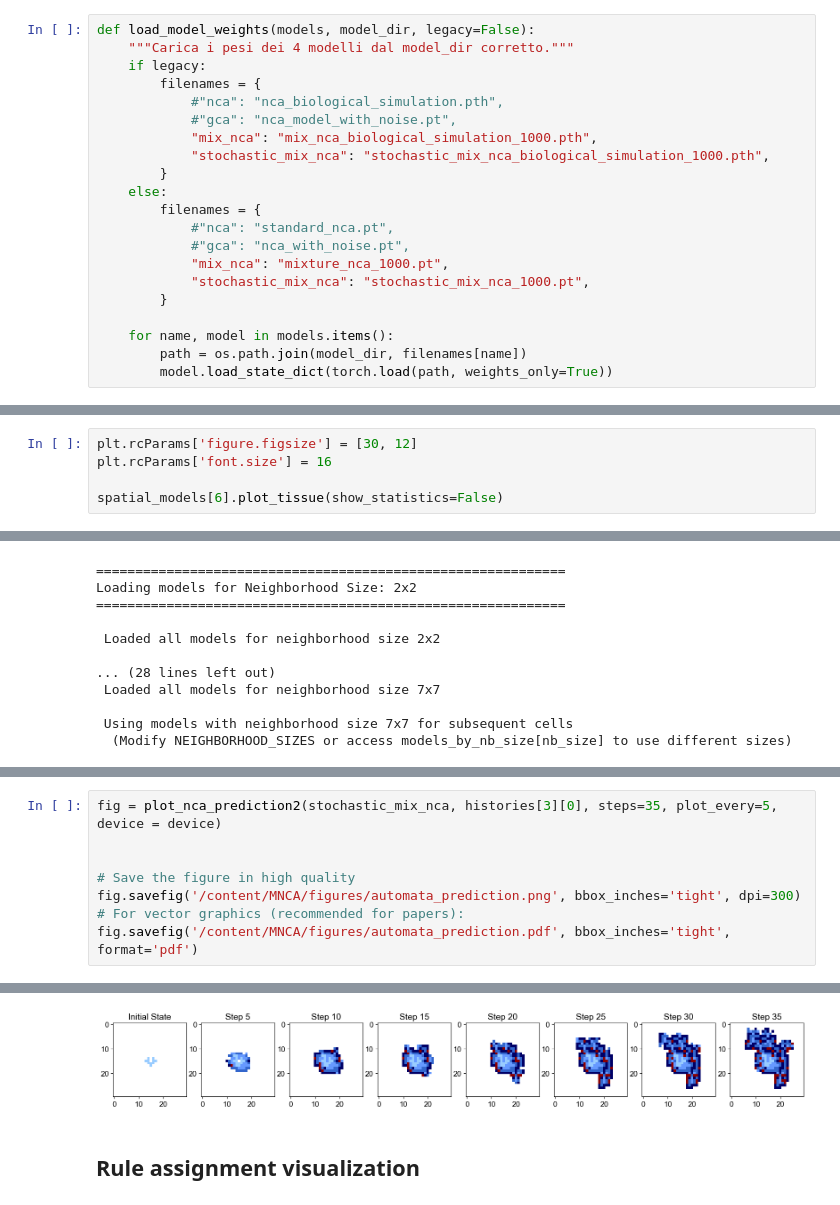
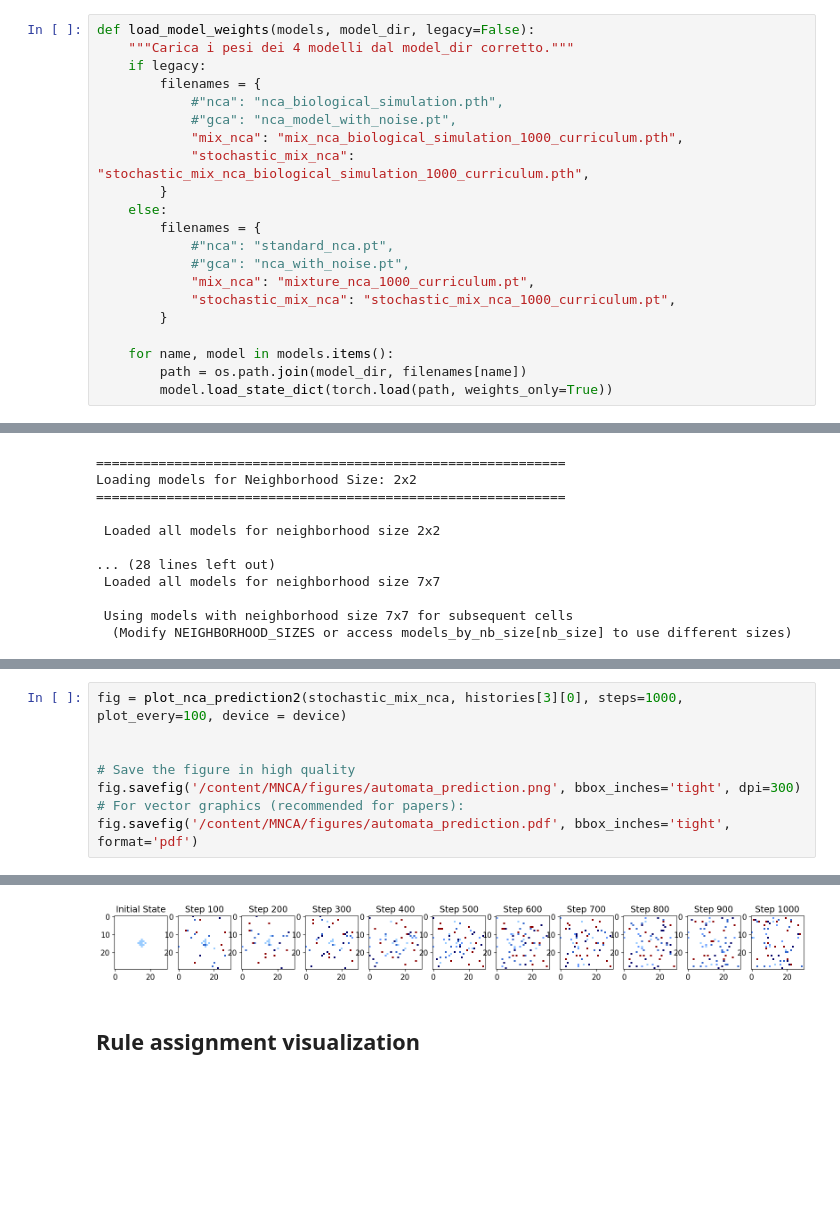
Before and after one commit to DaddarioLuigi/MNCA, a Jupyter notebook: notebooks/tissue_simulation_MNCA.ipynb, the cells around one changed output, grey strips where cells are left out. Cells and saved outputs as stored; diff of their text form; blank space fills up the shorter version.

```diff
--- a/notebooks/tissue_simulation_MNCA.ipynb
+++ b/notebooks/tissue_simulation_MNCA.ipynb
@@ -108,15 +108,15 @@ def load_model_weights(models, model_dir, legacy=False):
         filenames = {
             #"nca": "nca_biological_simulation.pth",
             #"gca": "nca_model_with_noise.pt",
-            "mix_nca": "mix_nca_biological_simulation_1000.pth",
-            "stochastic_mix_nca": "stochastic_mix_nca_biological_simulation_1000.pth",
+            "mix_nca": "mix_nca_biological_simulation_1000_curriculum.pth",
+            "stochastic_mix_nca": "stochastic_mix_nca_biological_simulation_1000_curriculum.pth",
         }
     else:
         filenames = {
             #"nca": "standard_nca.pt",
             #"gca": "nca_with_noise.pt",
-            "mix_nca": "mixture_nca_1000.pt",
-            "stochastic_mix_nca": "stochastic_mix_nca_1000.pt",
+            "mix_nca": "mixture_nca_1000_curriculum.pt",
+            "stochastic_mix_nca": "stochastic_mix_nca_1000_curriculum.pt",
         }
 
     for name, model in models.items():
@@ -188,5 +224,0 @@ model.plot_tissue(show_statistics=True)
-# %%
-plt.rcParams['figure.figsize'] = [30, 12]
-plt.rcParams['font.size'] = 16
-
-spatial_models[6].plot_tissue(show_statistics=False)
@@ -547,5 +575,5 @@ Error:
 # %%
-fig = plot_nca_prediction2(stochastic_mix_nca, histories[3][0], steps=35, plot_every=5, device = device)
+fig = plot_nca_prediction2(stochastic_mix_nca, histories[3][0], steps=1000, plot_every=100, device = device)
 
 
 # Save the figure in high quality
@@ -557,4 +601,4 @@ fig.savefig('/content/MNCA/figures/automata_prediction.pdf', bbox_inches='tight'
-[figure, old version]
+[figure, new version]
 # %% [markdown]
 ## Rule assignment visualization
 # %%
```
Also changed, not shown: parts of 11 cells of this notebook.
